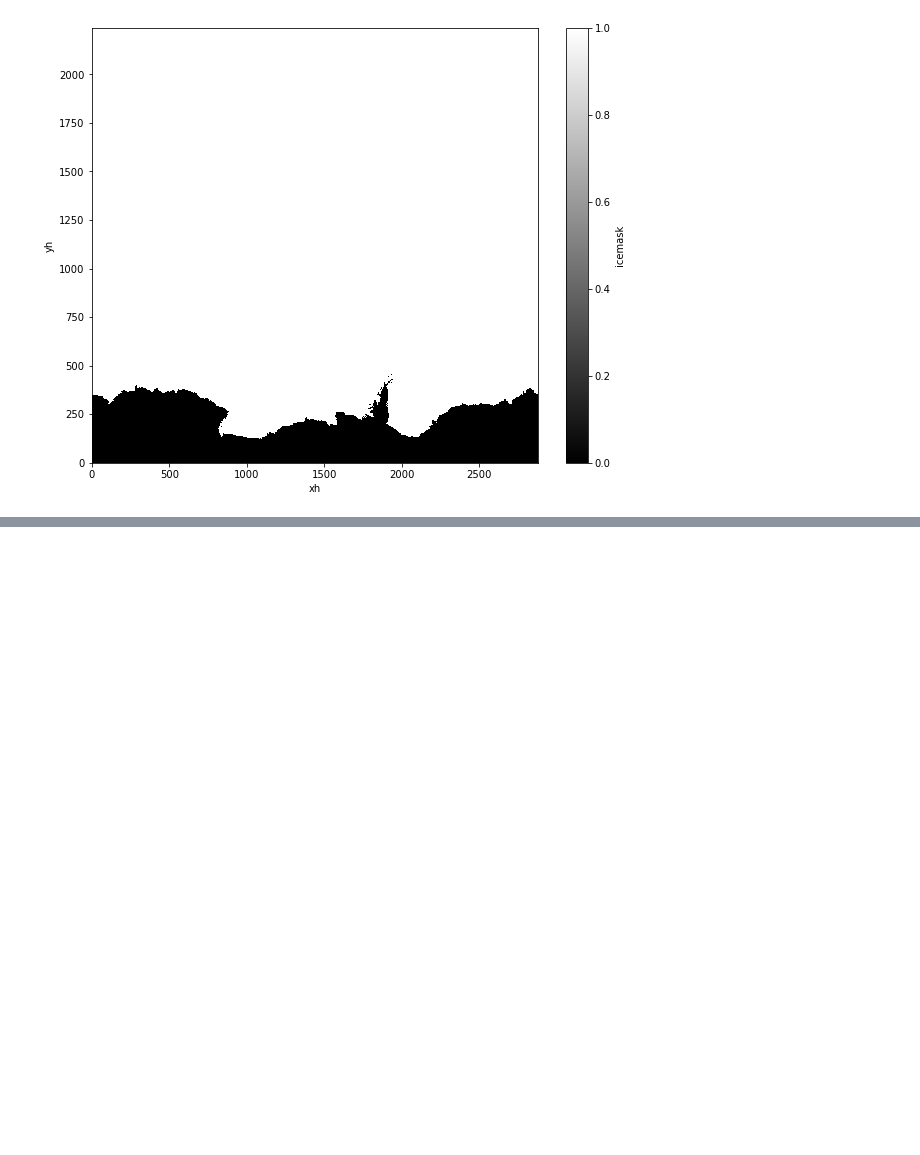
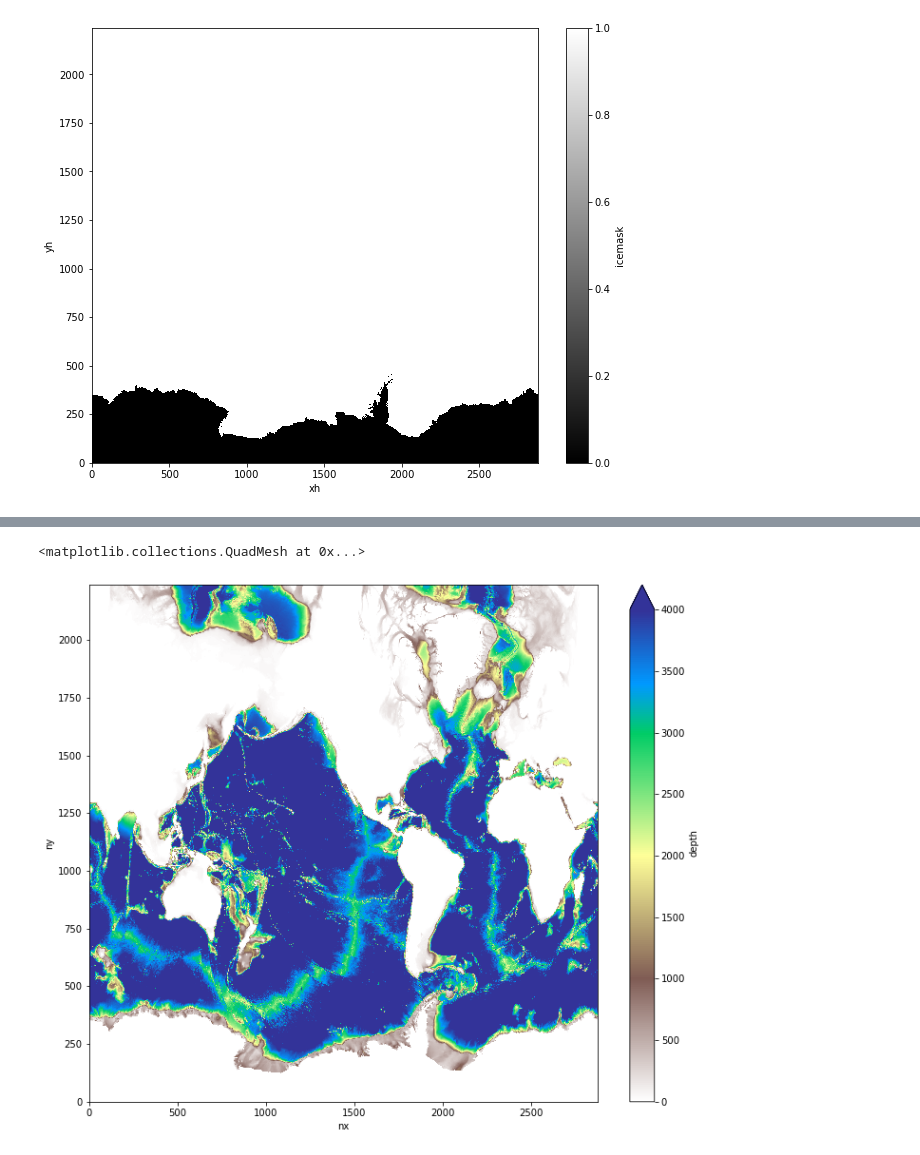
Before and after one commit to raphaeldussin/CM4_OMp125_C192_bathy, a Jupyter notebook: bedmachine_iceshelves_mask.ipynb, the cells around one changed output, grey strips where cells are left out. Drawn from its saved outputs; the diff is of its cells as text; code cells hidden in the pictures; blank space fills up the shorter version.

```diff
--- a/bedmachine_iceshelves_mask.ipynb
+++ b/bedmachine_iceshelves_mask.ipynb
@@ -260,0 +305,14 @@ iceshelves_mask.to_netcdf('BedMachineAntarctic_iceshelves_mask_OM4p125.nc',
+# %%
+topo_noiceshelves = topo_iceshelves.copy(deep=True)
+# %%
+depth_updated = topo_noiceshelves['depth'].values * icemask.values
+topo_noiceshelves['depth'] = xr.DataArray(depth_updated,
+                                          coords=topo_iceshelves['depth'].coords,
+                                          dims=topo_iceshelves['depth'].dims,
+                                          attrs=topo_iceshelves['depth'].attrs)
+# %%
+plt.figure(figsize=[12,10])
+topo_noiceshelves['depth'].plot(vmin=0, vmax=4000, cmap='terrain_r')
+# %% [output]
+<matplotlib.collections.QuadMesh at 0x...>
+[figure, added]
```
Also changed, not shown: parts of 21 cells of this notebook, 2 other files.
